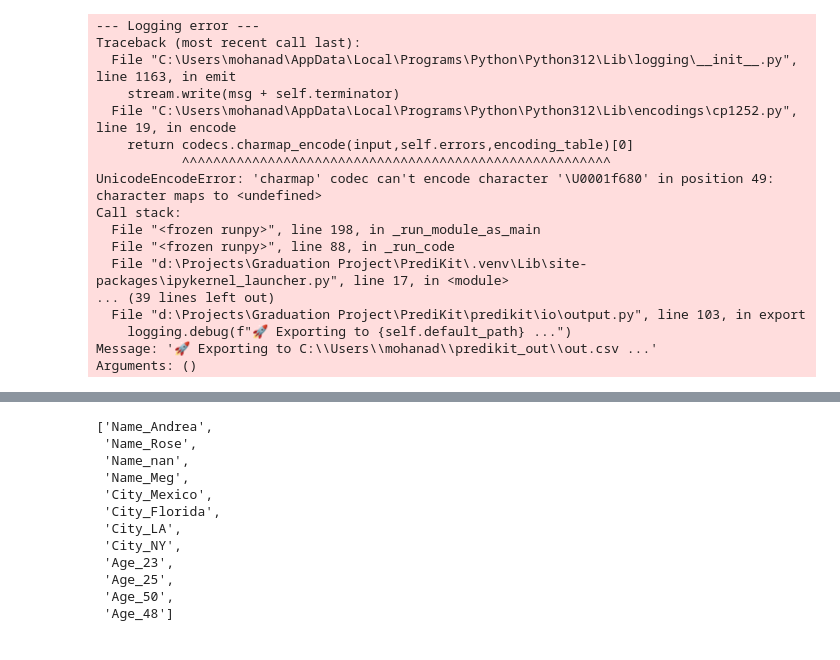
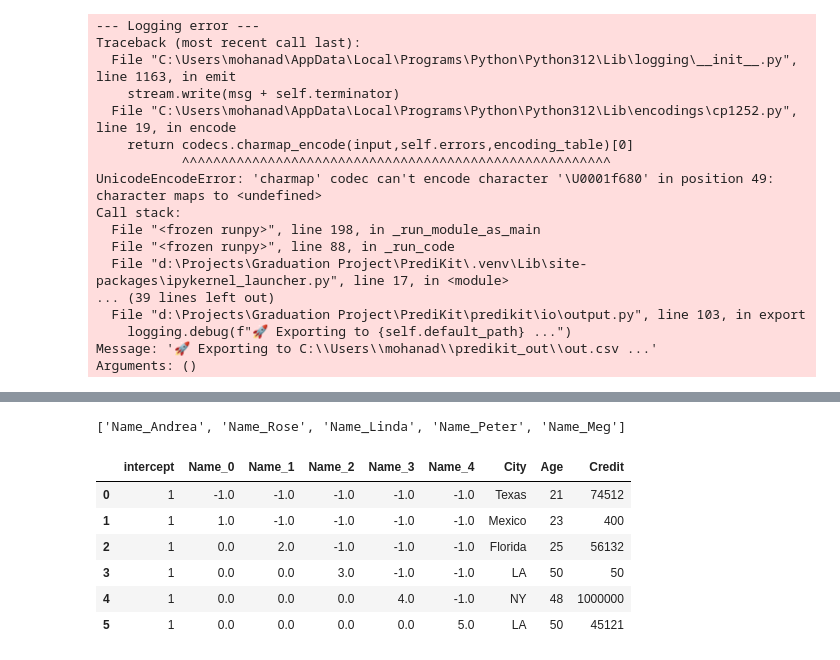
Before and after one commit to AhmedMostafa16/PrediKit, a Jupyter notebook: examples/02_Data_Preperation.ipynb, the cells around one changed output, grey strips where cells are left out. Saved outputs shown, nothing was run; the diff lists cells and outputs as text; code cells hidden in the pictures.

```diff
--- a/examples/02_Data_Preperation.ipynb
+++ b/examples/02_Data_Preperation.ipynb
@@ -616,15 +626,17 @@ df
 # %%
-encoder.get_features_names_out()
+encoder.get_feature_names_out()
 # %% [output]
-['Name_Andrea',
- 'Name_Rose',
- 'Name_nan',
- 'Name_Meg',
- 'City_Mexico',
- 'City_Florida',
- 'City_LA',
- 'City_NY',
- 'Age_23',
- 'Age_25',
- 'Age_50',
- 'Age_48']
+['Name_Andrea', 'Name_Rose', 'Name_Linda', 'Name_Peter', 'Name_Meg']
+# %%
+from category_encoders import HelmertEncoder
+encod = HelmertEncoder(cols= ['Name'])
+encoded_df = encod.fit_transform(df)
+encoded_df
+# %% [output]
+|  | intercept | Name_0 | Name_1 | Name_2 | Name_3 | Name_4 | City | Age | Credit |
+| 0 | 1 | -1.0 | -1.0 | -1.0 | -1.0 | -1.0 | Texas | 21 | 74512 |
+| 1 | 1 | 1.0 | -1.0 | -1.0 | -1.0 | -1.0 | Mexico | 23 | 400 |
+| 2 | 1 | 0.0 | 2.0 | -1.0 | -1.0 | -1.0 | Florida | 25 | 56132 |
+| 3 | 1 | 0.0 | 0.0 | 3.0 | -1.0 | -1.0 | LA | 50 | 50 |
+| 4 | 1 | 0.0 | 0.0 | 0.0 | 4.0 | -1.0 | NY | 48 | 1000000 |
+| 5 | 1 | 0.0 | 0.0 | 0.0 | 0.0 | 5.0 | LA | 50 | 45121 |
```
Also changed, not shown: parts of 3 cells of this notebook, 1 other file.
